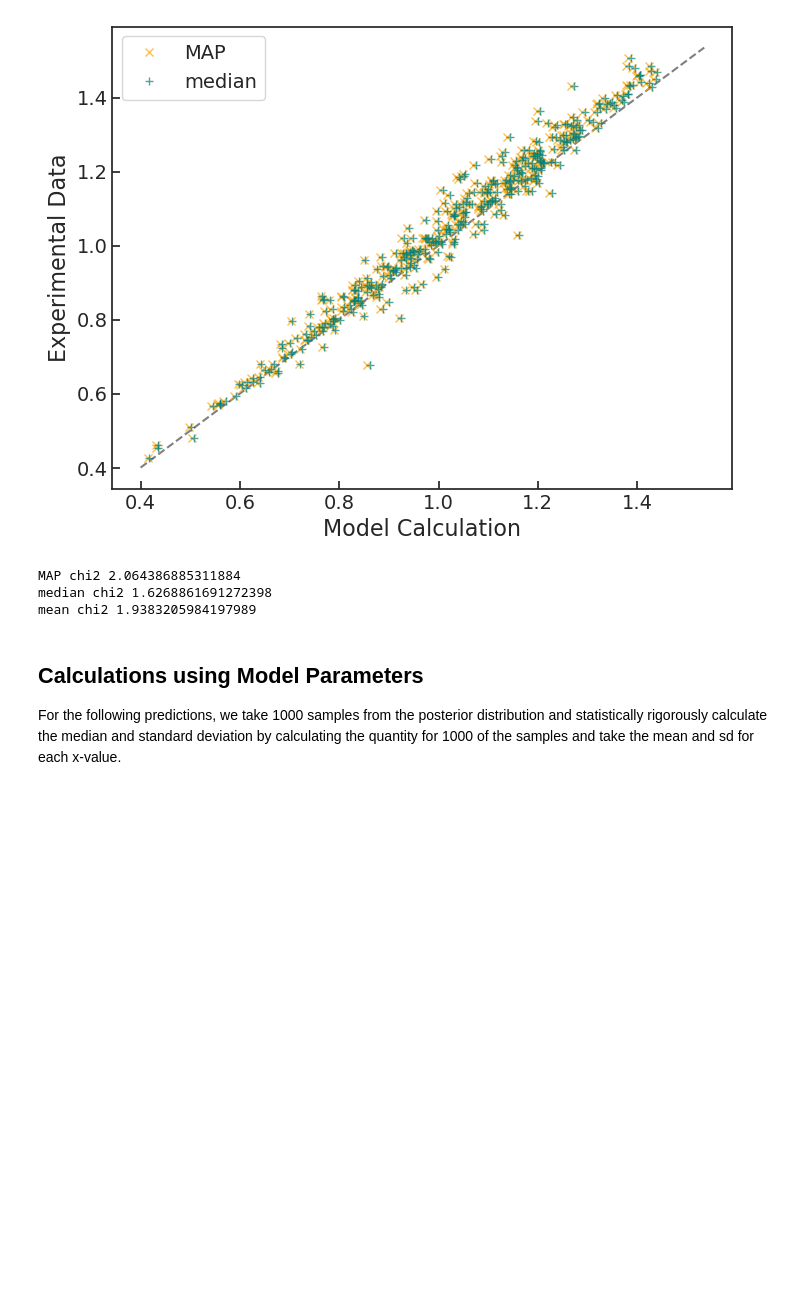
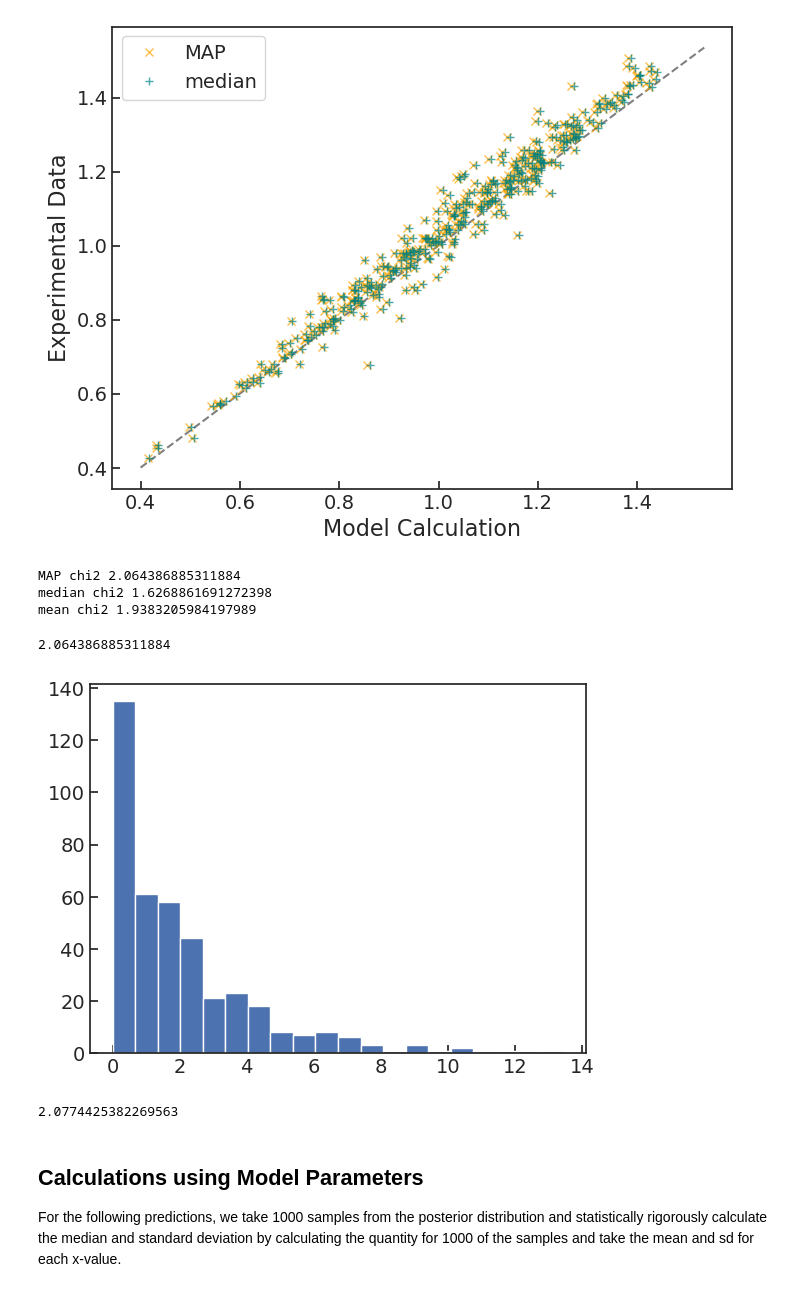
Before and after one commit to camcasuga/BayesianBK_results, a Jupyter notebook: analysis.ipynb, the cells around one changed output. Saved outputs shown, nothing was run; the diff lists cells and outputs as text; code cells hidden in the pictures; blank space fills up the shorter version.

```diff
--- a/analysis.ipynb
+++ b/analysis.ipynb
@@ -364,6 +369,21 @@ print('mean chi2', my_chi2(exp, mean_model.reshape(403), np.sqrt(exp_err.diagona
 MAP chi2 2.064386885311884
 median chi2 1.6268861691272398
 mean chi2 1.9383205984197989
+# %%
+err2 = exp_err.diagonal()
+chi2 = ((exp - median_model.reshape(403))**2)/err2
+plt.hist(chi2.flatten(), bins = 20)
+chi2.mean()
+# %% [output]
+2.064386885311884
+[figure, added]
+# %%
+err2 = exp_err.diagonal()
+median_over_100 = np.median(train_post, axis = 0)
+chi2 = np.sum(((exp - median_over_100)**2)/err2)/403
+print(chi2)
+# %% [output]
+2.0774425382269563
 # %% [markdown]
 ## Calculations using Model Parameters
 For the following predictions, we take 1000 samples from the posterior distribution and statistically rigorously calculate the median and standard deviation by calculating the quantity for 1000 of the samples and take the mean and sd for each x-value.
```
Also changed, not shown: parts of 6 cells of this notebook, 4 other files.
